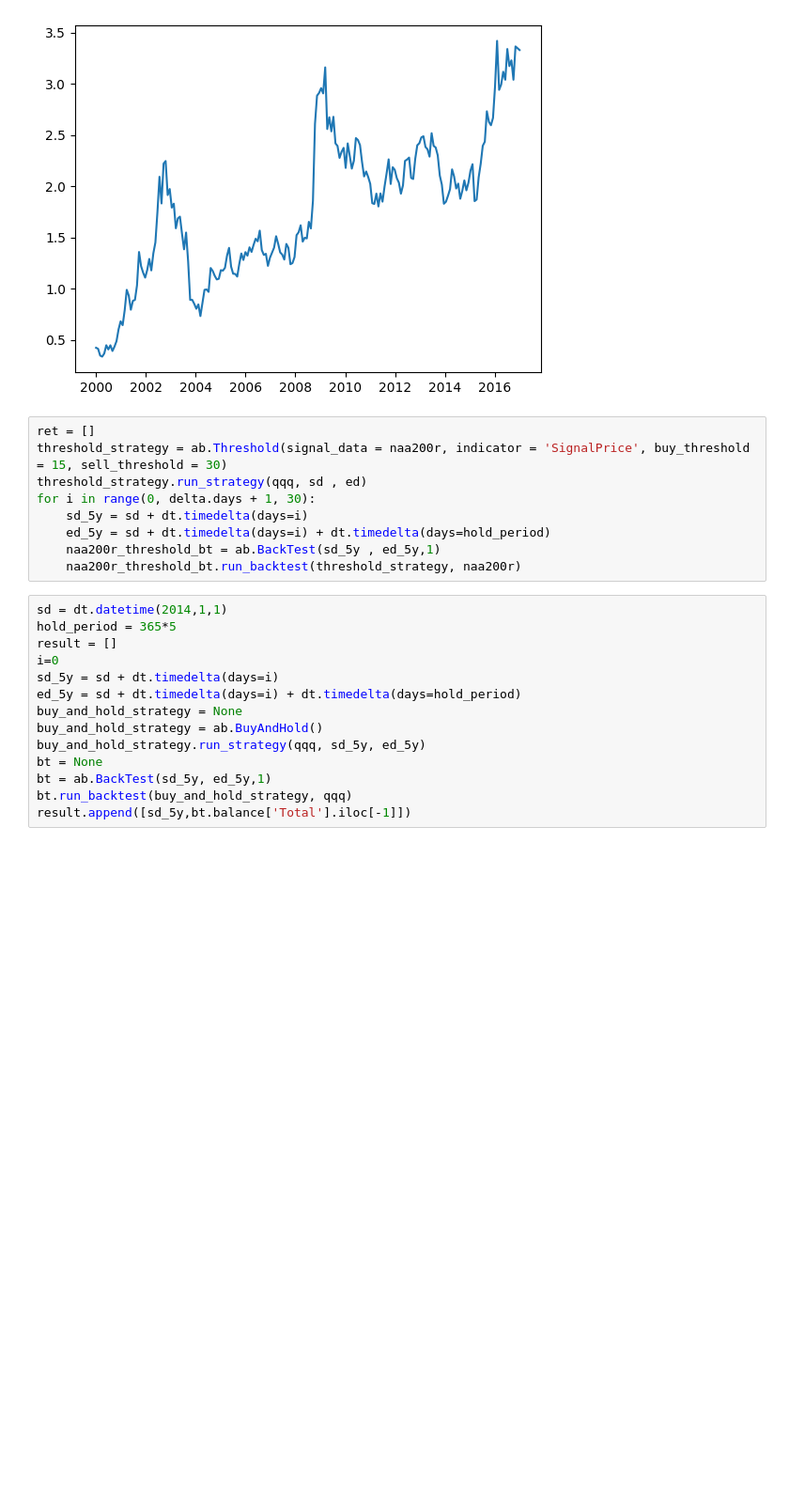
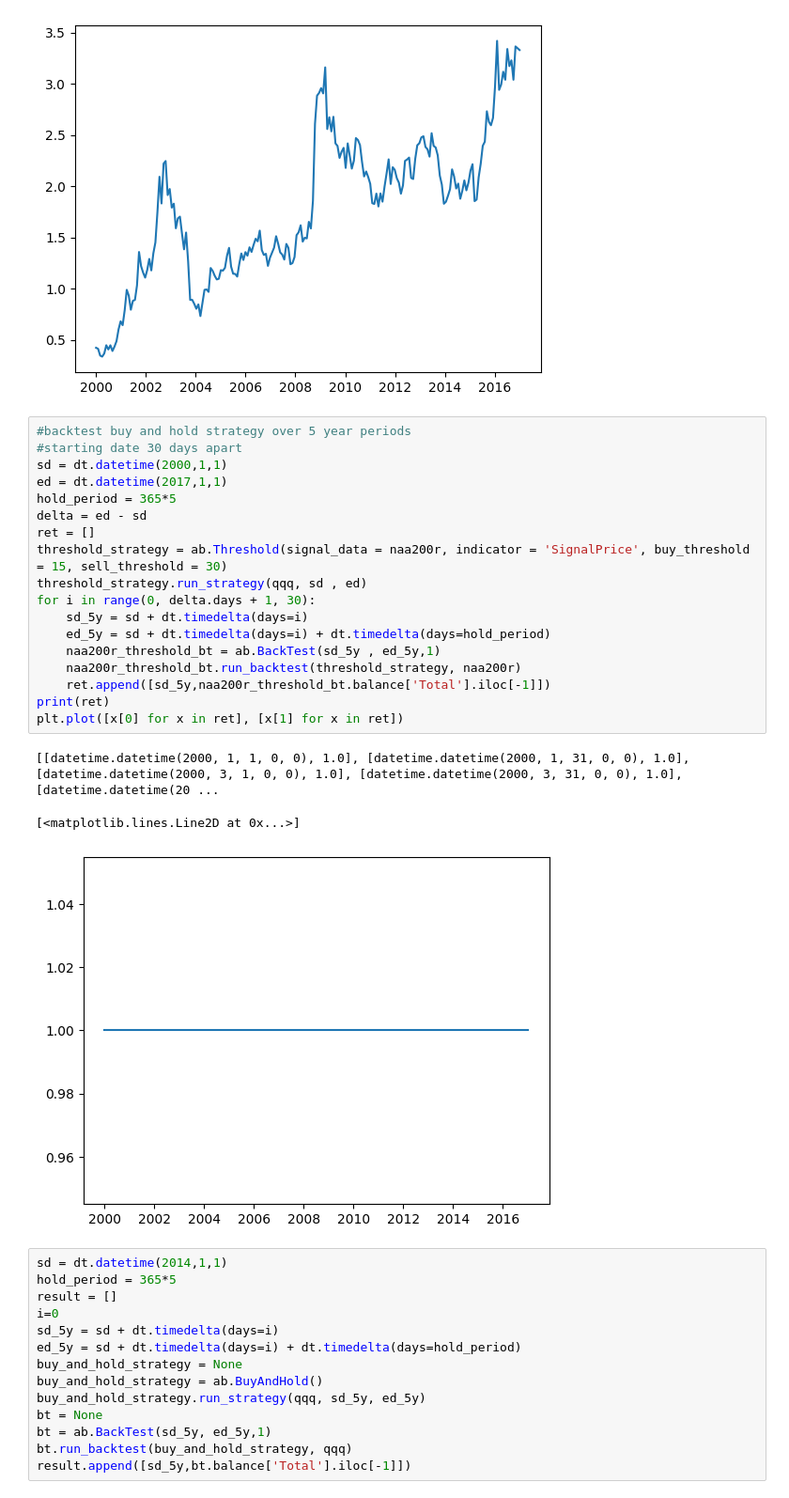
Before and after one commit to sylviawusyl/backtesting, a Jupyter notebook: Ab_test.ipynb, the cells around one changed output. Shown at 94% size. Cells and saved outputs as stored; diff of their text form; blank space fills up the shorter version.

```diff
--- a/Ab_test.ipynb
+++ b/Ab_test.ipynb
@@ -188,14 +188,27 @@ plt.plot([x[0] for x in bh_result], [x[1] for x in bh_result])
 [<matplotlib.lines.Line2D at 0x...>]
 [figure]
 # %%
+#backtest buy and hold strategy over 5 year periods
+#starting date 30 days apart
+sd = dt.datetime(2000,1,1)
+ed = dt.datetime(2017,1,1)
+hold_period = 365*5
+delta = ed - sd
 ret = []
 threshold_strategy = ab.Threshold(signal_data = naa200r, indicator = 'SignalPrice', buy_threshold = 15, sell_threshold = 30)
 threshold_strategy.run_strategy(qqq, sd , ed)
 for i in range(0, delta.days + 1, 30):
     sd_5y = sd + dt.timedelta(days=i)
     ed_5y = sd + dt.timedelta(days=i) + dt.timedelta(days=hold_period)
     naa200r_threshold_bt = ab.BackTest(sd_5y , ed_5y,1)
     naa200r_threshold_bt.run_backtest(threshold_strategy, naa200r)
+    ret.append([sd_5y,naa200r_threshold_bt.balance['Total'].iloc[-1]])
+print(ret)
+plt.plot([x[0] for x in ret], [x[1] for x in ret])
+# %% [output]
+[[datetime.datetime(2000, 1, 1, 0, 0), 1.0], [datetime.datetime(2000, 1, 31, 0, 0), 1.0], [datetime.datetime(2000, 3, 1, 0, 0), 1.0], [datetime.datetime(2000, 3, 31, 0, 0), 1.0], [datetime.datetime(20 ...
+[<matplotlib.lines.Line2D at 0x...>]
+[figure, added]
 # %%
 sd = dt.datetime(2014,1,1)
 hold_period = 365*5
```
Also changed, not shown: parts of 1 cell of this notebook.
